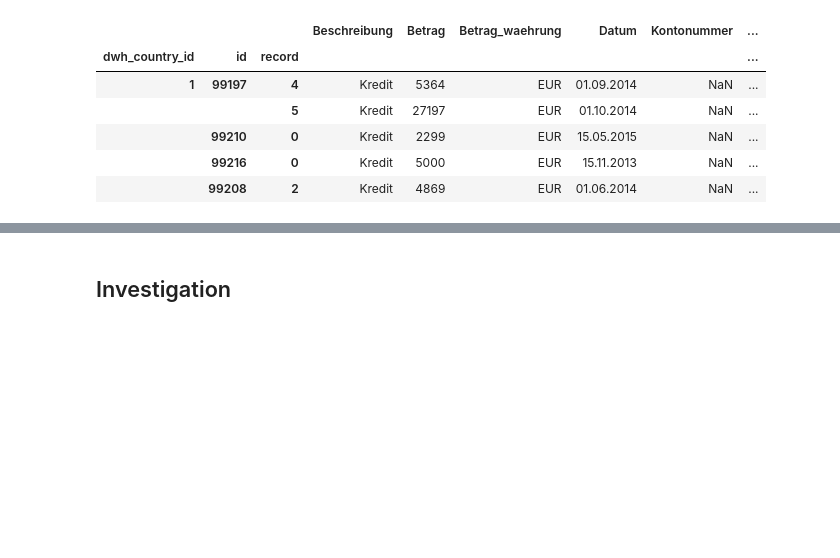
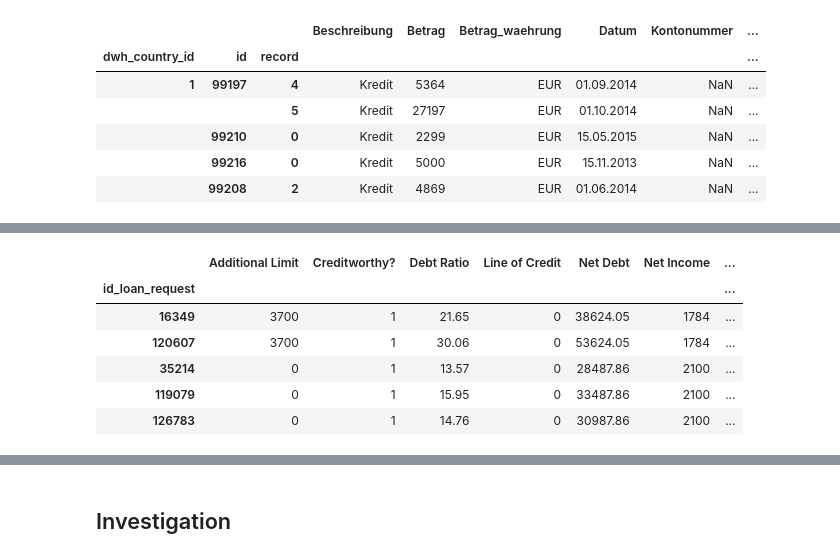
Before and after one commit to seanv507/lendico, a Jupyter notebook: Projects/Indebtedness/src/indebtedness.ipynb, the cells around one changed output, grey strips where cells are left out. Drawn from its saved outputs; the diff is of its cells as text; code cells hidden in the pictures; blank space fills up the shorter version.

```diff
--- a/Projects/Indebtedness/src/indebtedness.ipynb
+++ b/Projects/Indebtedness/src/indebtedness.ipynb
@@ -612,0 +494,10 @@ net_loans_exclude_US_outstanding_user.xs()
+# %%
+df2.head()
+# %% [output]
+|  | Additional Limit | Creditworthy? | Debt Ratio | Line of Credit | Net Debt | Net Income | ... |
+| id_loan_request |  |  |  |  |  |  | ... |
+| 16349 | 3700 | 1 | 21.65 | 0 | 38624.05 | 1784 | ... |
+| 120607 | 3700 | 1 | 30.06 | 0 | 53624.05 | 1784 | ... |
+| 35214 | 0 | 1 | 13.57 | 0 | 28487.86 | 2100 | ... |
+| 119079 | 0 | 1 | 15.95 | 0 | 33487.86 | 2100 | ... |
+| 126783 | 0 | 1 | 14.76 | 0 | 30987.86 | 2100 | ... |
```
Also changed, not shown: parts of 84 cells of this notebook, 1 other file.
